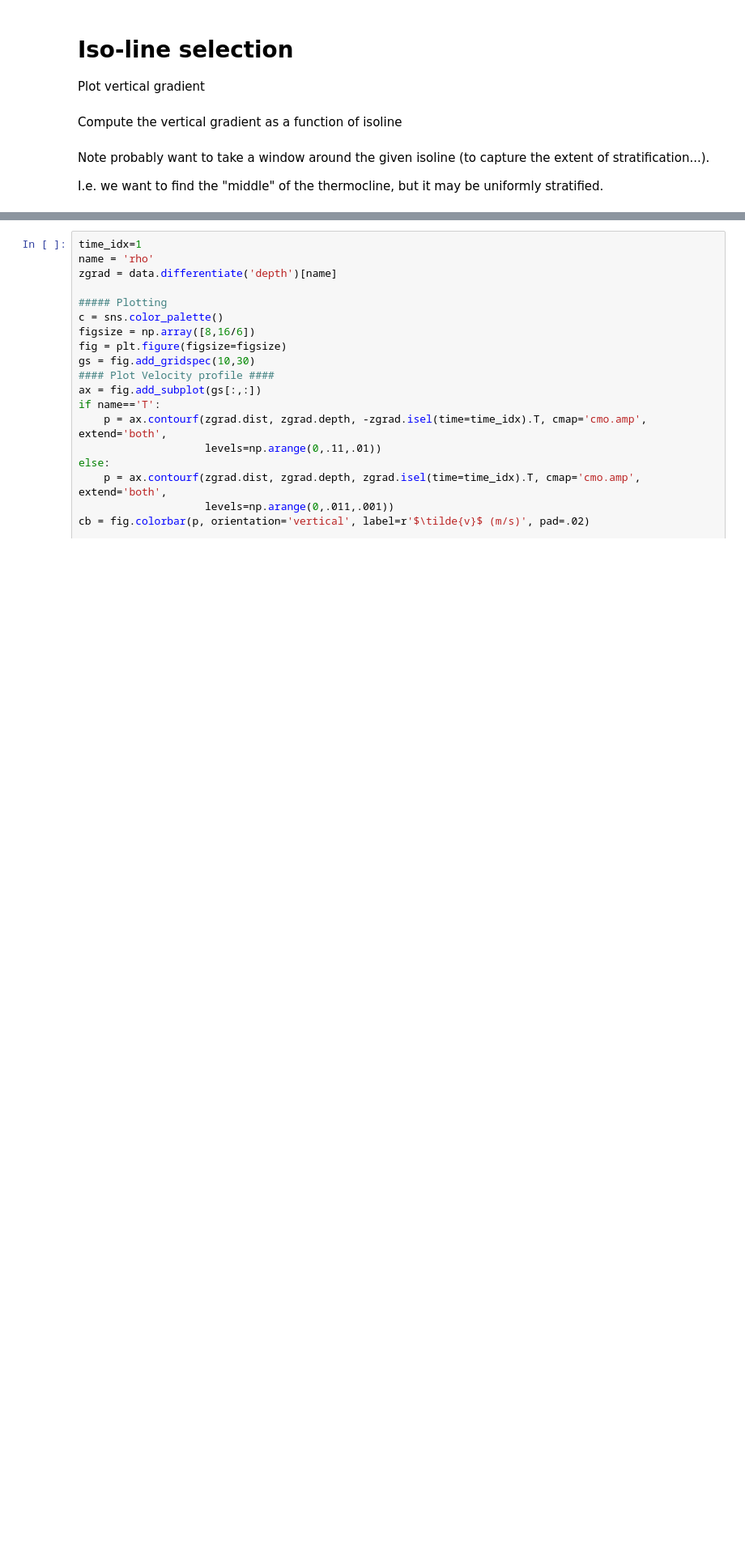
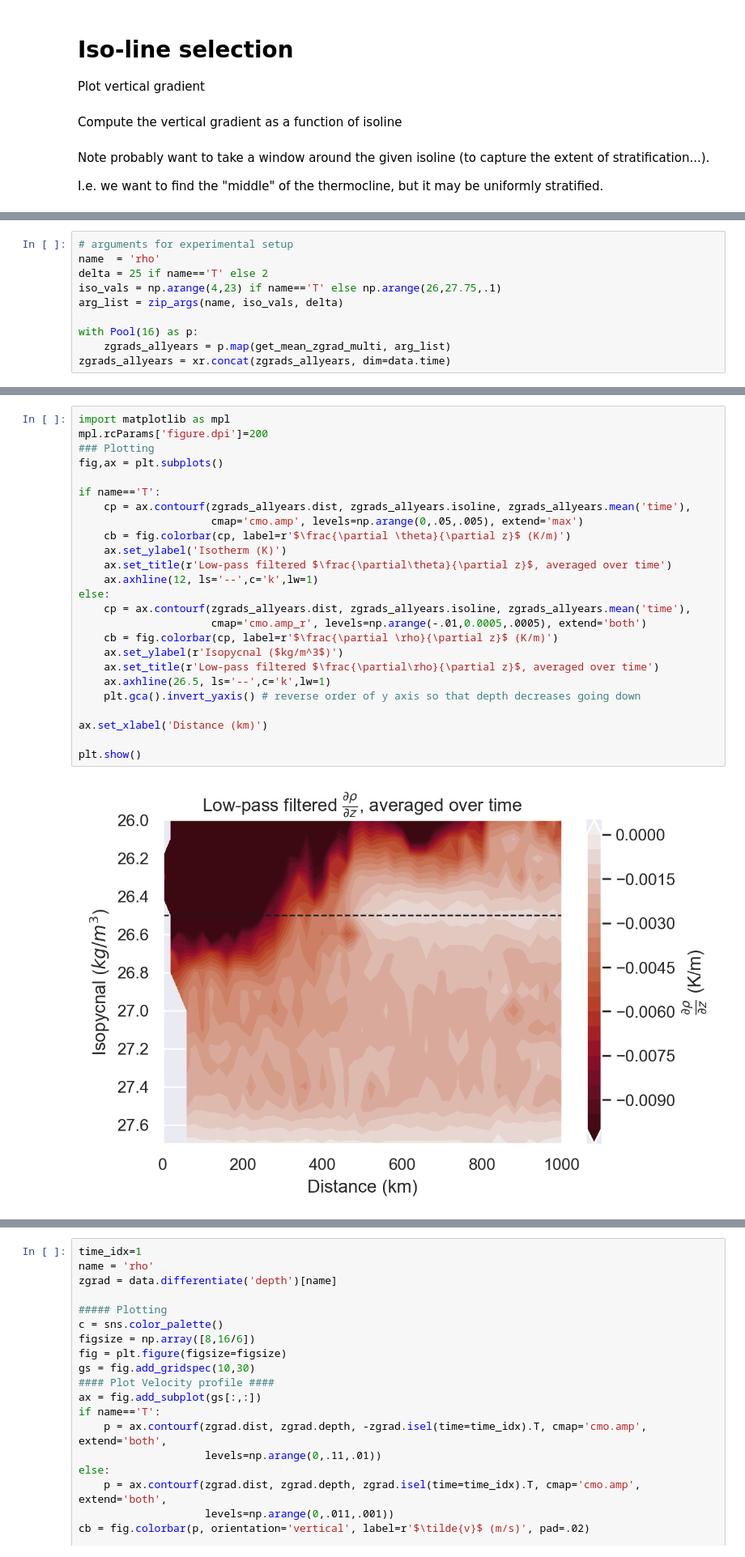
Before and after one commit to ktcarr/12.843, a Jupyter notebook: lab2/lab2_analysis.ipynb, the cells around one changed output, grey strips where cells are left out. Shown at 81% size. Drawn from its saved outputs; the diff is of its cells as text; blank space fills up the shorter version.

Commit message:
compute vertical gradient over all years with multiprocessing

```diff
--- a/lab2/lab2_analysis.ipynb
+++ b/lab2/lab2_analysis.ipynb
@@ -310,0 +286,10 @@ plt.ylim([0,-.04])
+# %%
+# arguments for experimental setup
+name  = 'rho'
+delta = 25 if name=='T' else 2
+iso_vals = np.arange(4,23) if name=='T' else np.arange(26,27.75,.1)
+arg_list = zip_args(name, iso_vals, delta)
+
+with Pool(16) as p:
+    zgrads_allyears = p.map(get_mean_zgrad_multi, arg_list)
+zgrads_allyears = xr.concat(zgrads_allyears, dim=data.time)
@@ -310,0 +298,27 @@ plt.ylim([0,-.04])
+# %%
+import matplotlib as mpl
+mpl.rcParams['figure.dpi']=200
+### Plotting
+fig,ax = plt.subplots()
+
+if name=='T':
+    cp = ax.contourf(zgrads_allyears.dist, zgrads_allyears.isoline, zgrads_allyears.mean('time'),
+                     cmap='cmo.amp', levels=np.arange(0,.05,.005), extend='max')
+    cb = fig.colorbar(cp, label=r'$\frac{\partial \theta}{\partial z}$ (K/m)')
+    ax.set_ylabel('Isotherm (K)')
+    ax.set_title(r'Low-pass filtered $\frac{\partial\theta}{\partial z}$, averaged over time')
+    ax.axhline(12, ls='--',c='k',lw=1)
+else:
+    cp = ax.contourf(zgrads_allyears.dist, zgrads_allyears.isoline, zgrads_allyears.mean('time'),
+                     cmap='cmo.amp_r', levels=np.arange(-.01,0.0005,.0005), extend='both')
+    cb = fig.colorbar(cp, label=r'$\frac{\partial \rho}{\partial z}$ (K/m)')
+    ax.set_ylabel(r'Isopycnal ($kg/m^3$)')
+    ax.set_title(r'Low-pass filtered $\frac{\partial\rho}{\partial z}$, averaged over time')
+    ax.axhline(26.5, ls='--',c='k',lw=1)
+    plt.gca().invert_yaxis() # reverse order of y axis so that depth decreases going down
+
+ax.set_xlabel('Distance (km)')
+
+plt.show()
+# %% [output]
+[figure, added]
```
Also changed, not shown: parts of 14 cells of this notebook.
